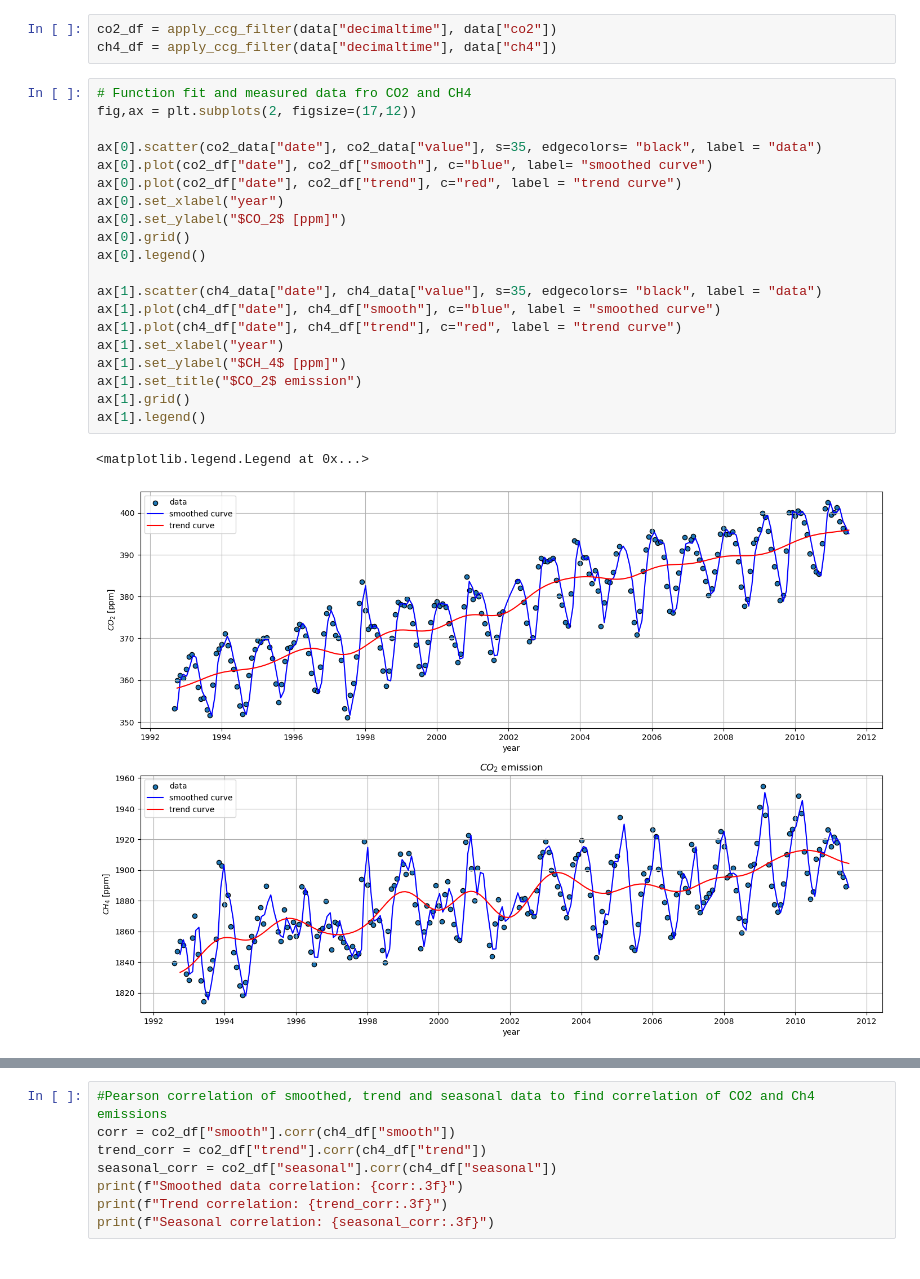
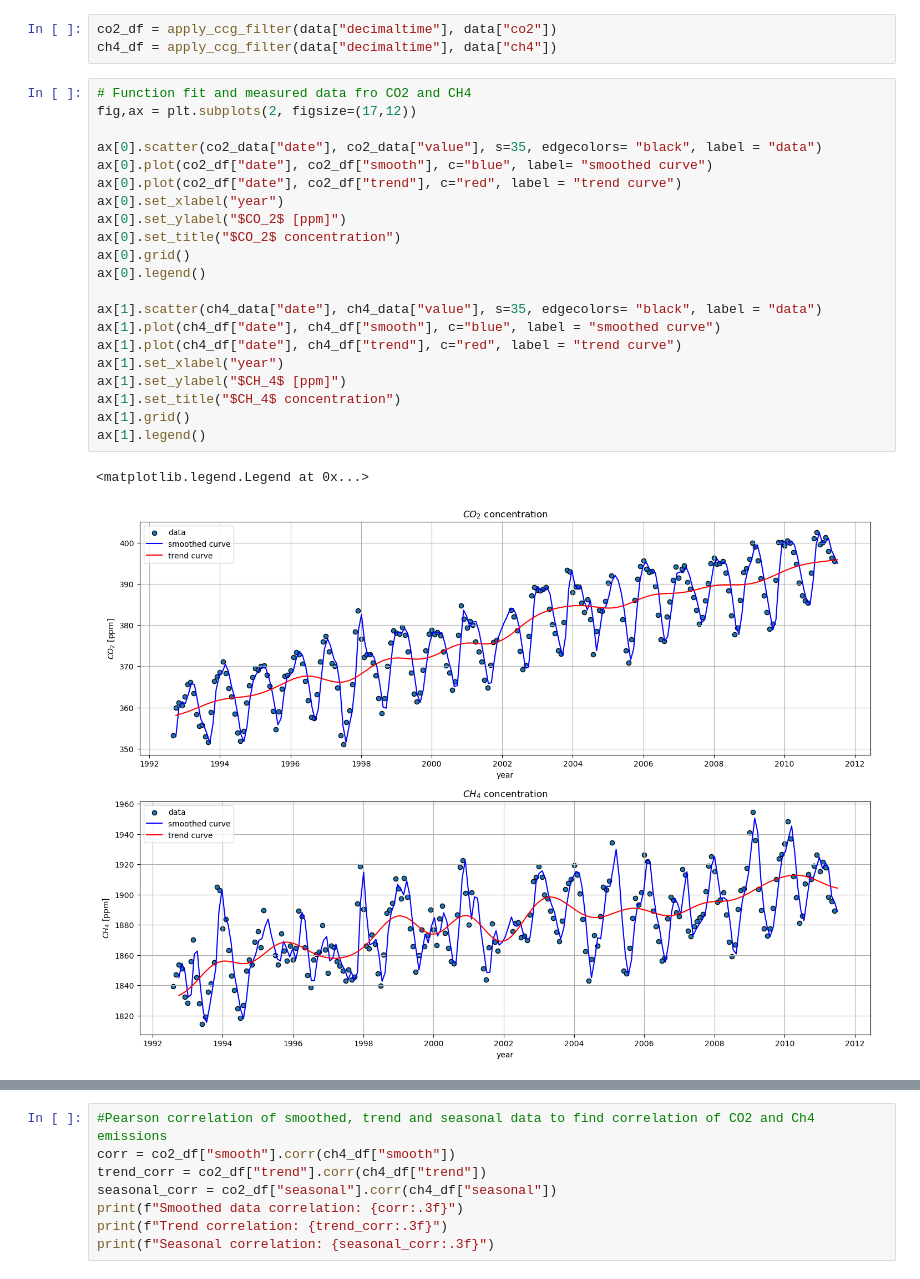
Before and after one commit to teemu01/my-projects, a Jupyter notebook: GreenhouseGasAnalysis.ipynb, the cells around one changed output, grey strips where cells are left out. Drawn from its saved outputs; the diff is of its cells as text.

```diff
--- a/GreenhouseGasAnalysis.ipynb
+++ b/GreenhouseGasAnalysis.ipynb
@@ -118,26 +118,27 @@ ch4_df = apply_ccg_filter(data["decimaltime"], data["ch4"])
 # %%
 # Function fit and measured data fro CO2 and CH4
 fig,ax = plt.subplots(2, figsize=(17,12))
 
 ax[0].scatter(co2_data["date"], co2_data["value"], s=35, edgecolors= "black", label = "data")
 ax[0].plot(co2_df["date"], co2_df["smooth"], c="blue", label= "smoothed curve")
 ax[0].plot(co2_df["date"], co2_df["trend"], c="red", label = "trend curve")
 ax[0].set_xlabel("year")
 ax[0].set_ylabel("$CO_2$ [ppm]")
+ax[0].set_title("$CO_2$ concentration")
 ax[0].grid()
 ax[0].legend()
 
 ax[1].scatter(ch4_data["date"], ch4_data["value"], s=35, edgecolors= "black", label = "data")
 ax[1].plot(ch4_df["date"], ch4_df["smooth"], c="blue", label = "smoothed curve")
 ax[1].plot(ch4_df["date"], ch4_df["trend"], c="red", label = "trend curve")
 ax[1].set_xlabel("year")
 ax[1].set_ylabel("$CH_4$ [ppm]")
-ax[1].set_title("$CO_2$ emission")
+ax[1].set_title("$CH_4$ concentration")
 ax[1].grid()
 ax[1].legend()
 # %% [output]
 <matplotlib.legend.Legend at 0x...>
-[figure, old version]
+[figure, new version]
 # %%
 #Plot to compare seasonal change of CO2 and CH4 emission
 plt.figure(figsize=(17,12))
```
Also changed, not shown: parts of 10 cells of this notebook.
